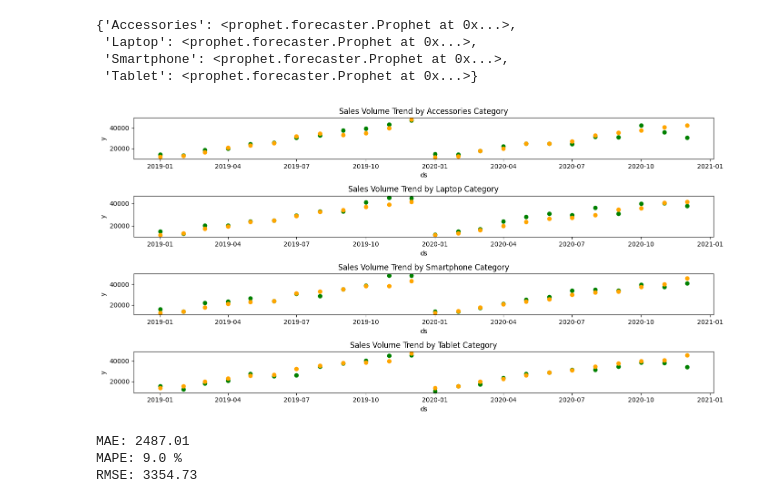
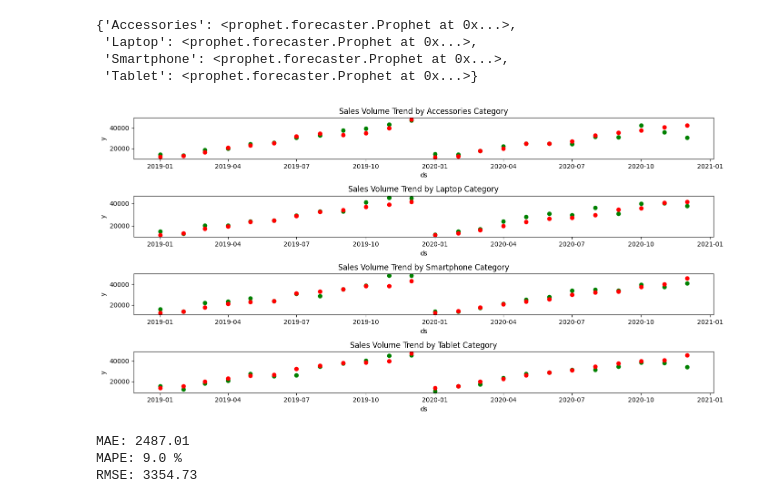
Before and after one commit to abahjohn0411/ElectroTech-Sales-Forecast, a Jupyter notebook: Model training/forecast.ipynb, the cells around one changed output. Saved outputs shown, nothing was run; the diff lists cells and outputs as text; code cells hidden in the pictures.

```diff
--- a/Model training/forecast.ipynb
+++ b/Model training/forecast.ipynb
@@ -152,7 +152,7 @@ for i in range(4):
     prophet_week_forecast[category] = prophet_weekly_model[category].predict(test_data_by_week[category])
 
     ax[i].scatter(test_data_by_week[category]['ds'], test_data_by_week[category]['y'], color = 'green')
-    ax[i].scatter(prophet_week_forecast[category]['ds'],prophet_week_forecast[category]['yhat'], label = 'predicted', color = 'orange')
+    ax[i].scatter(prophet_week_forecast[category]['ds'],prophet_week_forecast[category]['yhat'], label = 'predicted', color = 'red')
     ax[i].set_title(f'Sales Volume Trend by {category} category')
     ax[i].set_xlabel('ds')
     ax[i].set_ylabel('yhat')
@@ -241,23 +241,23 @@ prophet_monthly_model
 # %%
 
 prophet_month_forecast = dict()
 
 fig, ax = plt.subplots(4, 1, figsize=(14, 7))
 
 for i in range(4):
     category = sales_by_month_category['Category'].unique()[i]
 
     prophet_month_forecast[category] = prophet_monthly_model[category].predict(test_data_by_month[category])
 
     ax[i].scatter(test_data_by_month[category]['ds'], test_data_by_month[category]['y'], label='Actual', color = 'green')
-    ax[i].scatter(prophet_month_forecast[category]['ds'], prophet_month_forecast[category]['yhat'], label='Predicted', color = 'orange')
+    ax[i].scatter(prophet_month_forecast[category]['ds'], prophet_month_forecast[category]['yhat'], label='Predicted', color = 'red')
     ax[i].set_title(f"Sales Volume Trend by {category} Category")
     ax[i].set_xlabel('ds')
     ax[i].set_ylabel('y')
 plt.tight_layout()
 plt.show()
 # %% [output]
-[figure, old version]
+[figure, new version]
 # %%
 mae, mape, rmse = 0, 0, 0
 for category in sales_by_month_category['Category'].unique():
```
Also changed, not shown: parts of 3 cells of this notebook.
